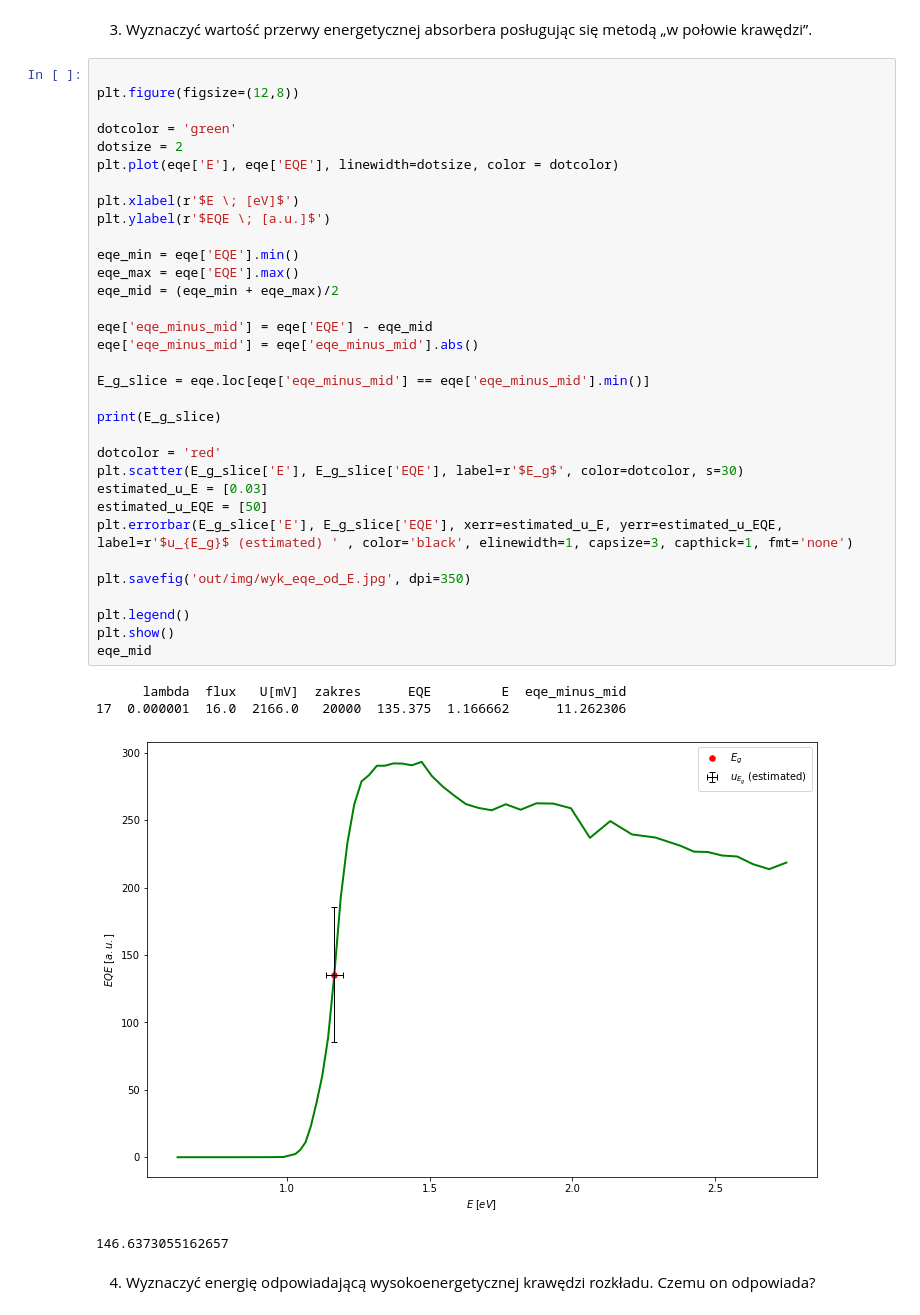
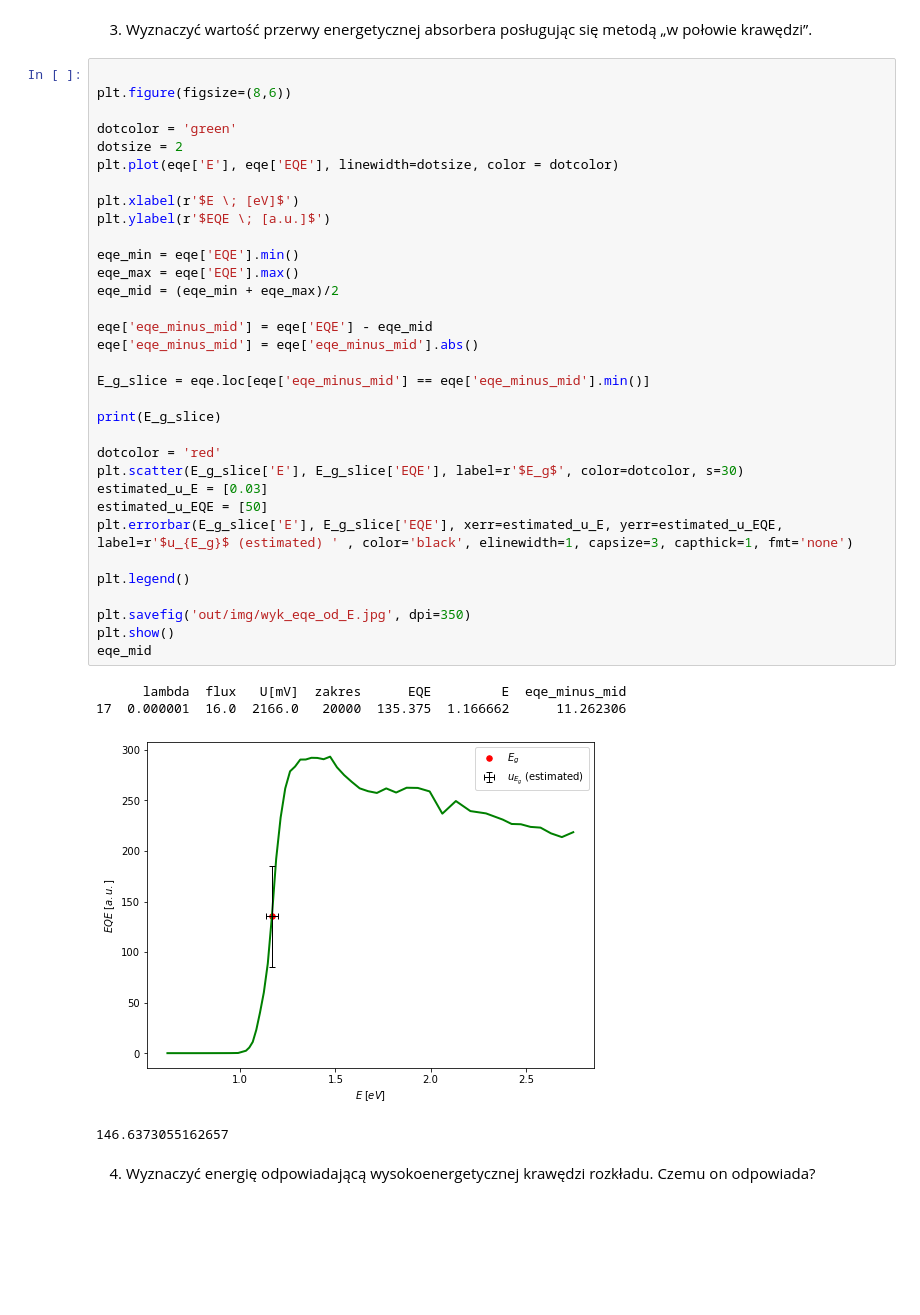
Before and after one commit to ficnawode/fizyka-pw-lab2-data-analysis, a Jupyter notebook: cw9/eqe.ipynb, the cells around one changed output. Cells and saved outputs as stored; diff of their text form; blank space fills up the shorter version.

```diff
--- a/cw9/eqe.ipynb
+++ b/cw9/eqe.ipynb
@@ -48,41 +48,41 @@ eqe[:5]
 połowie krawędzi”.
 # %%
 
-plt.figure(figsize=(12,8))
+plt.figure(figsize=(8,6))
 
 dotcolor = 'green'
 dotsize = 2
 plt.plot(eqe['E'], eqe['EQE'], linewidth=dotsize, color = dotcolor)
 
 plt.xlabel(r'$E \; [eV]$')
 plt.ylabel(r'$EQE \; [a.u.]$')
 
 eqe_min = eqe['EQE'].min()
 eqe_max = eqe['EQE'].max()
 eqe_mid = (eqe_min + eqe_max)/2
 
 eqe['eqe_minus_mid'] = eqe['EQE'] - eqe_mid
 eqe['eqe_minus_mid'] = eqe['eqe_minus_mid'].abs()
 
 E_g_slice = eqe.loc[eqe['eqe_minus_mid'] == eqe['eqe_minus_mid'].min()]
 
 print(E_g_slice)
 
 dotcolor = 'red'
 plt.scatter(E_g_slice['E'], E_g_slice['EQE'], label=r'$E_g$', color=dotcolor, s=30)
 estimated_u_E = [0.03]
 estimated_u_EQE = [50]
 plt.errorbar(E_g_slice['E'], E_g_slice['EQE'], xerr=estimated_u_E, yerr=estimated_u_EQE, label=r'$u_{E_g}$ (estimated) ' , color='black', elinewidth=1, capsize=3, capthick=1, fmt='none')
 
+plt.legend()
+
 plt.savefig('out/img/wyk_eqe_od_E.jpg', dpi=350)
-
-plt.legend()
 plt.show()
 eqe_mid
 # %% [output]
       lambda  flux   U[mV]  zakres      EQE         E  eqe_minus_mid
 17  0.000001  16.0  2166.0   20000  135.375  1.166662      11.262306
-[figure, old version]
+[figure, new version]
 146.6373055162657
 # %% [markdown]
 
```
Also changed, not shown: parts of 2 cells of this notebook, 9 other files.
